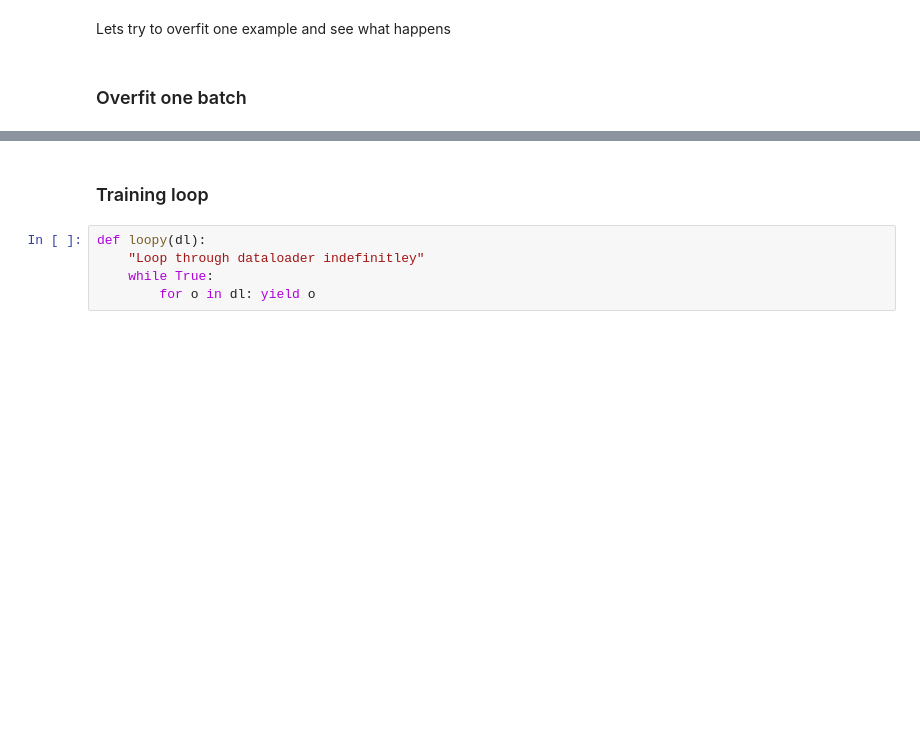
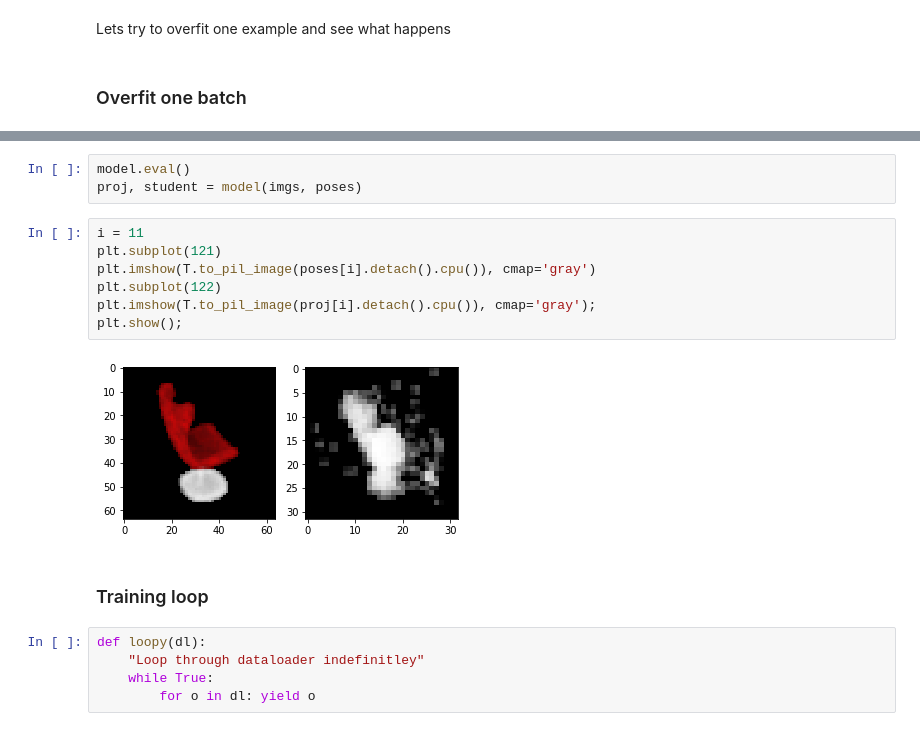
Before and after one commit to puhsu/point-clouds, a Jupyter notebook: point_clouds.ipynb, the cells around one changed output, grey strips where cells are left out. Cells and saved outputs as stored; diff of their text form; blank space fills up the shorter version.

```diff
--- a/point_clouds.ipynb
+++ b/point_clouds.ipynb
@@ -683,3 +702,15 @@ for i in pbar:
+# %%
+model.eval()
+proj, student = model(imgs, poses)
+# %%
+i = 11
+plt.subplot(121)
+plt.imshow(T.to_pil_image(poses[i].detach().cpu()), cmap='gray')
+plt.subplot(122)
+plt.imshow(T.to_pil_image(proj[i].detach().cpu()), cmap='gray');
+plt.show();
+# %% [output]
+[figure, added]
 # %% [markdown]
 ### Training loop
 # %%
```
Also changed, not shown: parts of 8 cells of this notebook.
